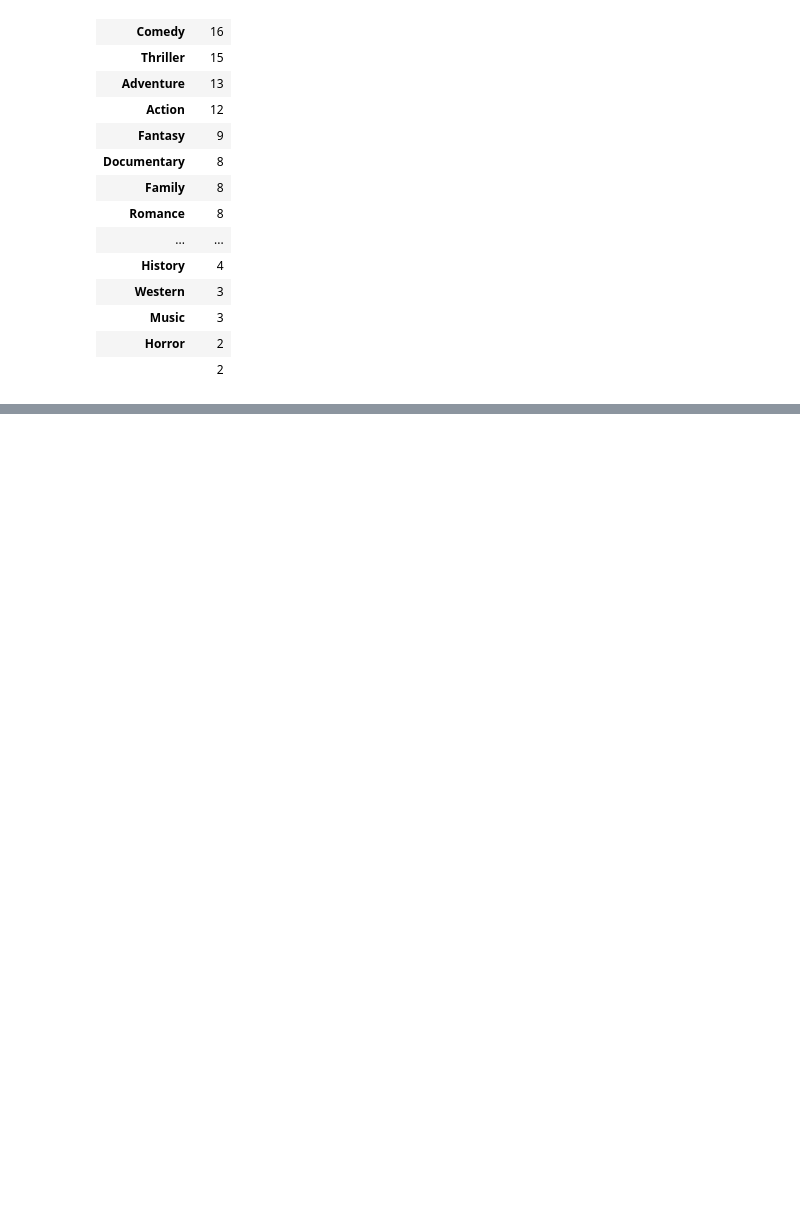
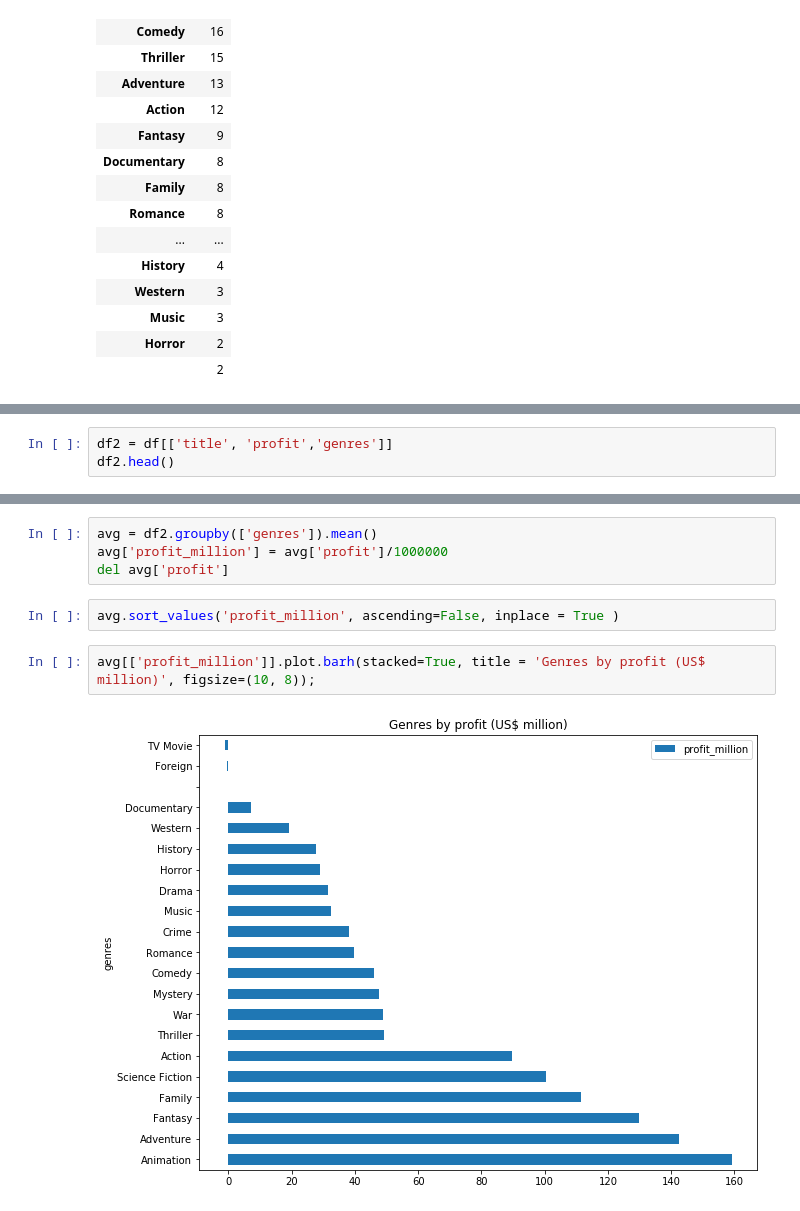
Before and after one commit to mav10/DataAnalysis, a Jupyter notebook: Movie_Dataset.ipynb, the cells around one changed output, grey strips where cells are left out. Saved outputs shown, nothing was run; the diff lists cells and outputs as text; blank space fills up the shorter version.

Commit message:
Figure out the most profitable genre

```diff
--- a/Movie_Dataset.ipynb
+++ b/Movie_Dataset.ipynb
@@ -119,0 +129,3 @@ groupByGenres['title'].plot.barh(stacked=True, title = 'Genres with >= 8 ratings
+# %%
+df2 = df[['title', 'profit','genres']]
+df2.head()
@@ -119,0 +139,10 @@ groupByGenres['title'].plot.barh(stacked=True, title = 'Genres with >= 8 ratings
+# %%
+avg = df2.groupby(['genres']).mean()
+avg['profit_million'] = avg['profit']/1000000
+del avg['profit']
+# %%
+avg.sort_values('profit_million', ascending=False, inplace = True )
+# %%
+avg[['profit_million']].plot.barh(stacked=True, title = 'Genres by profit (US$ million)', figsize=(10, 8));
+# %% [output]
+[figure, added]
```
Also changed, not shown: parts of 3 cells of this notebook.
